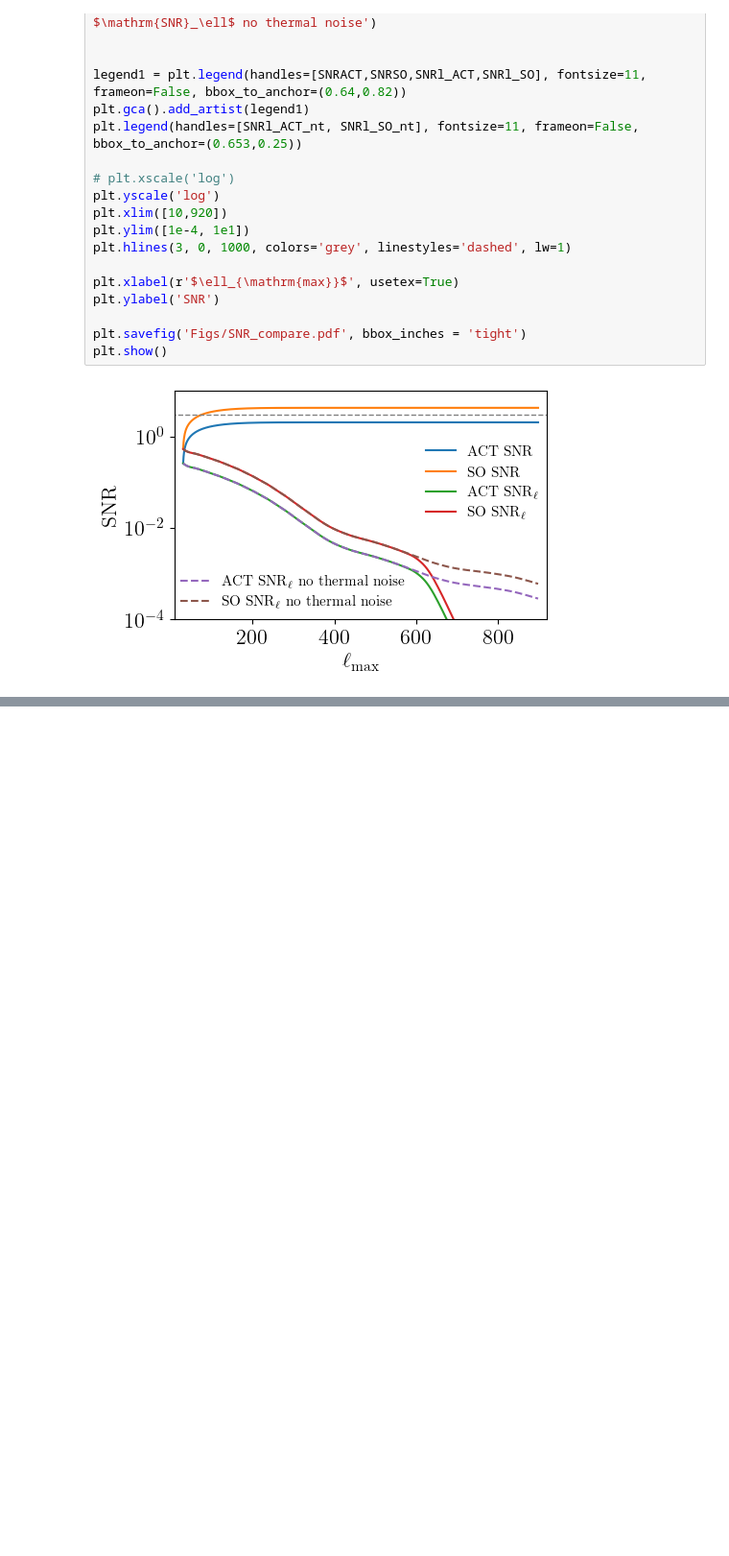
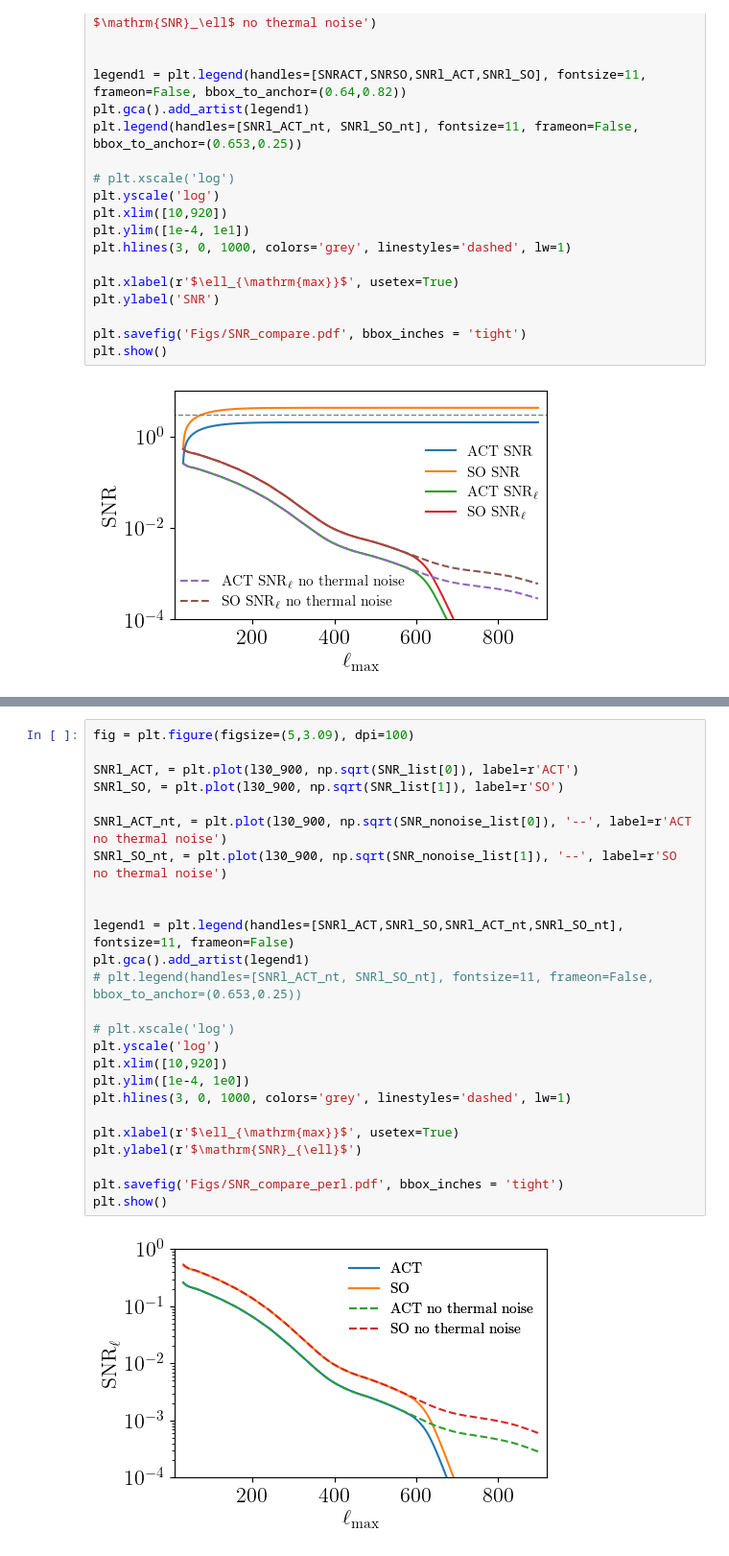
Before and after one commit to Einste11N/SquareField_CrossCorrelation, a Jupyter notebook: Inspection.ipynb, the cells around one changed output, grey strips where cells are left out. Shown at 96% size. Drawn from its saved outputs; the diff is of its cells as text; blank space fills up the shorter version.

```diff
--- a/Inspection.ipynb
+++ b/Inspection.ipynb
@@ -1072,0 +1103,27 @@ plt.show()
+# %%
+fig = plt.figure(figsize=(5,3.09), dpi=100)
+
+SNRl_ACT, = plt.plot(l30_900, np.sqrt(SNR_list[0]), label=r'ACT')
+SNRl_SO, = plt.plot(l30_900, np.sqrt(SNR_list[1]), label=r'SO')
+
+SNRl_ACT_nt, = plt.plot(l30_900, np.sqrt(SNR_nonoise_list[0]), '--', label=r'ACT no thermal noise')
+SNRl_SO_nt, = plt.plot(l30_900, np.sqrt(SNR_nonoise_list[1]), '--', label=r'SO no thermal noise')
+
+
+legend1 = plt.legend(handles=[SNRl_ACT,SNRl_SO,SNRl_ACT_nt,SNRl_SO_nt], fontsize=11, frameon=False)
+plt.gca().add_artist(legend1)
+# plt.legend(handles=[SNRl_ACT_nt, SNRl_SO_nt], fontsize=11, frameon=False, bbox_to_anchor=(0.653,0.25))
+
+# plt.xscale('log')
+plt.yscale('log')
+plt.xlim([10,920])
+plt.ylim([1e-4, 1e0])
+plt.hlines(3, 0, 1000, colors='grey', linestyles='dashed', lw=1)
+
+plt.xlabel(r'$\ell_{\mathrm{max}}$', usetex=True)
+plt.ylabel(r'$\mathrm{SNR}_{\ell}$')
+
+plt.savefig('Figs/SNR_compare_perl.pdf', bbox_inches = 'tight')
+plt.show()
+# %% [output]
+[figure, added]
```
Also changed, not shown: parts of 3 cells of this notebook, 2 other files.
